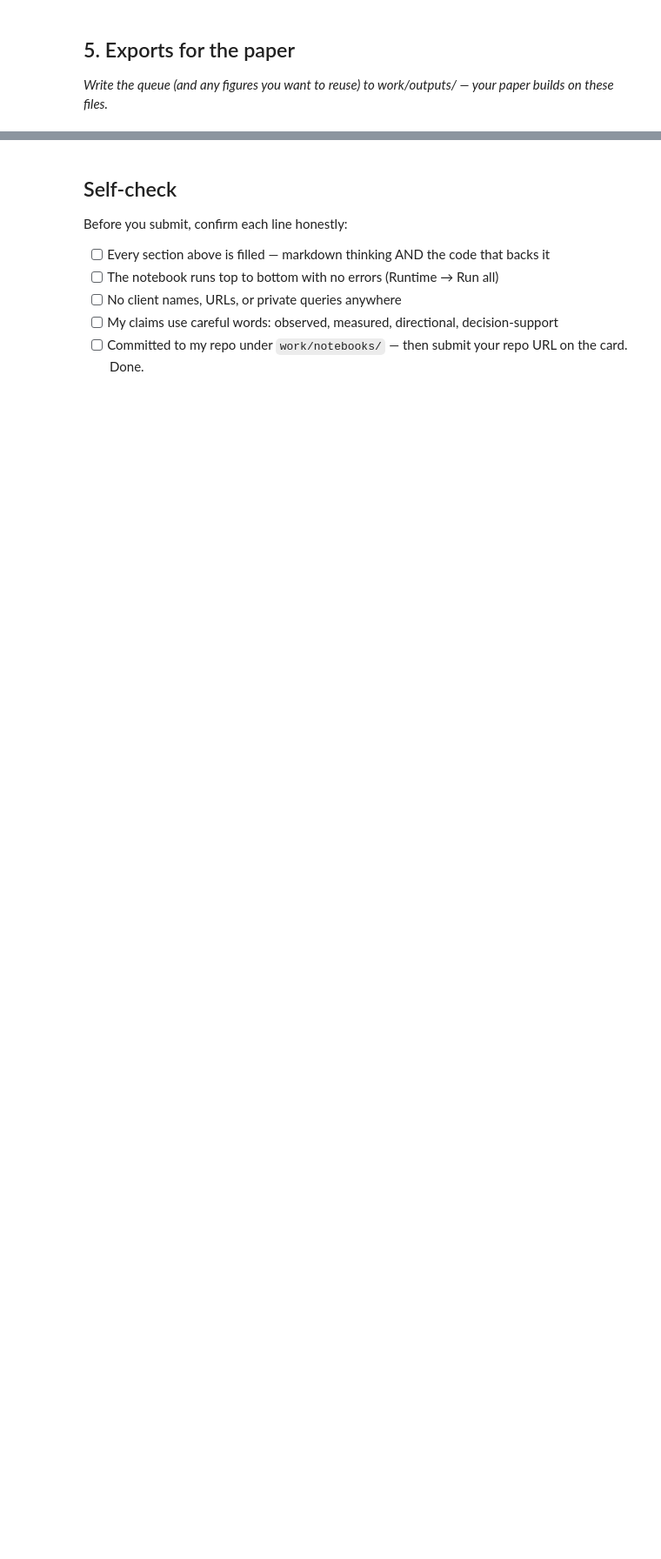
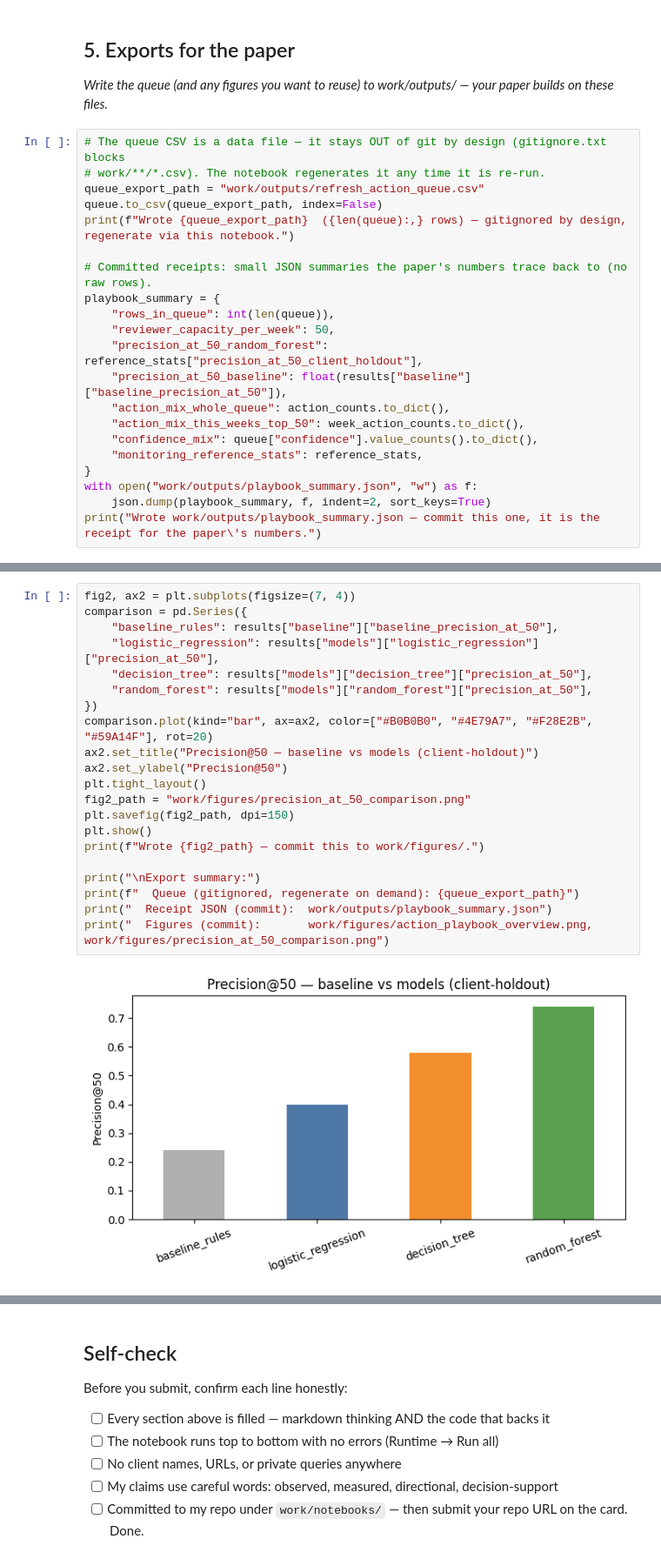
Before and after one commit to LaibaSabir1/flyrank-ml-internship-laiba_sabir, a Jupyter notebook: work/notebooks/w07_action_playbook.ipynb, the cells around one changed output, grey strips where cells are left out. Shown at 87% size. Cells and saved outputs as stored; diff of their text form; blank space fills up the shorter version.

```diff
--- a/work/notebooks/w07_action_playbook.ipynb
+++ b/work/notebooks/w07_action_playbook.ipynb
@@ -26,3 +444,24 @@ This skeleton is yours to fill. Work the sections **in order** — each one has
 ## 5. Exports for the paper
 
 *Write the queue (and any figures you want to reuse) to work/outputs/ — your paper builds on these files.*
+# %%
+# The queue CSV is a data file — it stays OUT of git by design (gitignore.txt blocks
+# work/**/*.csv). The notebook regenerates it any time it is re-run.
+queue_export_path = "work/outputs/refresh_action_queue.csv"
+queue.to_csv(queue_export_path, index=False)
+print(f"Wrote {queue_export_path}  ({len(queue):,} rows) — gitignored by design, regenerate via this notebook.")
+
+# Committed receipts: small JSON summaries the paper's numbers trace back to (no raw rows).
+playbook_summary = {
+    "rows_in_queue": int(len(queue)),
+    "reviewer_capacity_per_week": 50,
+    "precision_at_50_random_forest": reference_stats["precision_at_50_client_holdout"],
+    "precision_at_50_baseline": float(results["baseline"]["baseline_precision_at_50"]),
+    "action_mix_whole_queue": action_counts.to_dict(),
+    "action_mix_this_weeks_top_50": week_action_counts.to_dict(),
+    "confidence_mix": queue["confidence"].value_counts().to_dict(),
+    "monitoring_reference_stats": reference_stats,
+}
+with open("work/outputs/playbook_summary.json", "w") as f:
+    json.dump(playbook_summary, f, indent=2, sort_keys=True)
+print("Wrote work/outputs/playbook_summary.json — commit this one, it is the receipt for the paper\'s numbers.")
@@ -28,0 +512,23 @@ This skeleton is yours to fill. Work the sections **in order** — each one has
+# %%
+fig2, ax2 = plt.subplots(figsize=(7, 4))
+comparison = pd.Series({
+    "baseline_rules": results["baseline"]["baseline_precision_at_50"],
+    "logistic_regression": results["models"]["logistic_regression"]["precision_at_50"],
+    "decision_tree": results["models"]["decision_tree"]["precision_at_50"],
+    "random_forest": results["models"]["random_forest"]["precision_at_50"],
+})
+comparison.plot(kind="bar", ax=ax2, color=["#B0B0B0", "#4E79A7", "#F28E2B", "#59A14F"], rot=20)
+ax2.set_title("Precision@50 — baseline vs models (client-holdout)")
+ax2.set_ylabel("Precision@50")
+plt.tight_layout()
+fig2_path = "work/figures/precision_at_50_comparison.png"
+plt.savefig(fig2_path, dpi=150)
+plt.show()
+print(f"Wrote {fig2_path} — commit this to work/figures/.")
+
+print("\nExport summary:")
+print(f"  Queue (gitignored, regenerate on demand): {queue_export_path}")
+print("  Receipt JSON (commit):  work/outputs/playbook_summary.json")
+print("  Figures (commit):       work/figures/action_playbook_overview.png, work/figures/precision_at_50_comparison.png")
+# %% [output]
+[figure, added]
```
Also changed, not shown: parts of 15 cells of this notebook.
